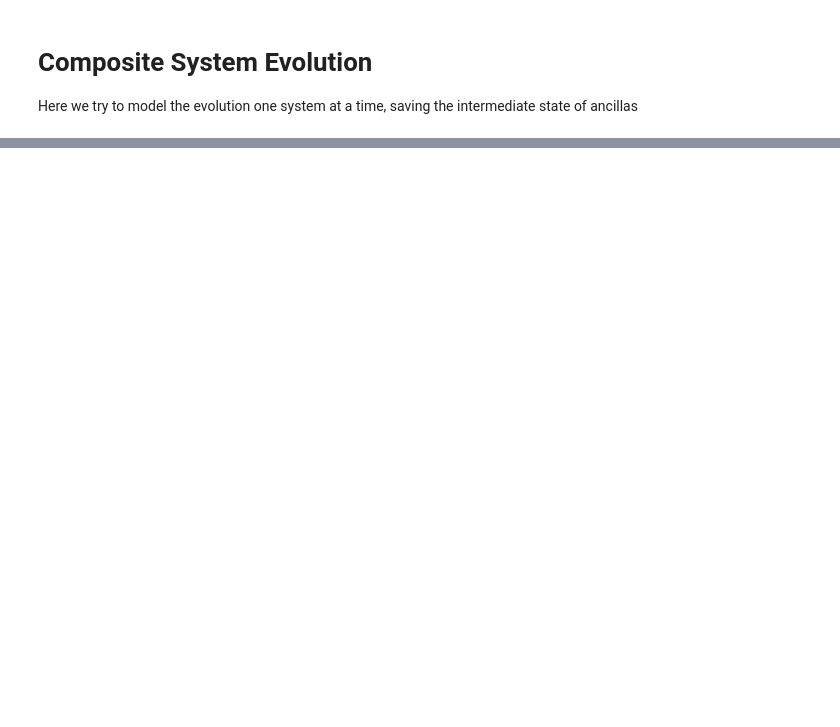
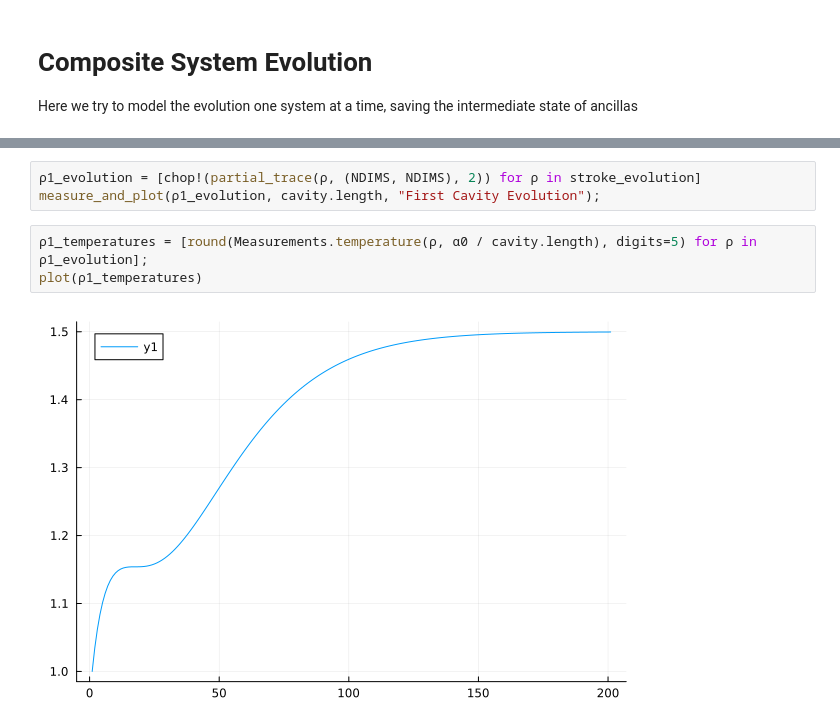
Before and after one commit to fedesss98/phaseonium-thermodynamics, a Jupyter notebook: julia/02-composite-system.ipynb, the cells around one changed output, grey strips where cells are left out. Cells and saved outputs as stored; diff of their text form; blank space fills up the shorter version.

```diff
--- a/julia/02-composite-system.ipynb
+++ b/julia/02-composite-system.ipynb
@@ -110,0 +227,8 @@ end
+# %%
+ρ1_evolution = [chop!(partial_trace(ρ, (NDIMS, NDIMS), 2)) for ρ in stroke_evolution]
+measure_and_plot(ρ1_evolution, cavity.length, "First Cavity Evolution");
+# %%
+ρ1_temperatures = [round(Measurements.temperature(ρ, α0 / cavity.length), digits=5) for ρ in ρ1_evolution];
+plot(ρ1_temperatures)
+# %% [output]
+[figure, added]
```
Also changed, not shown: parts of 10 cells of this notebook, 14 other files.
